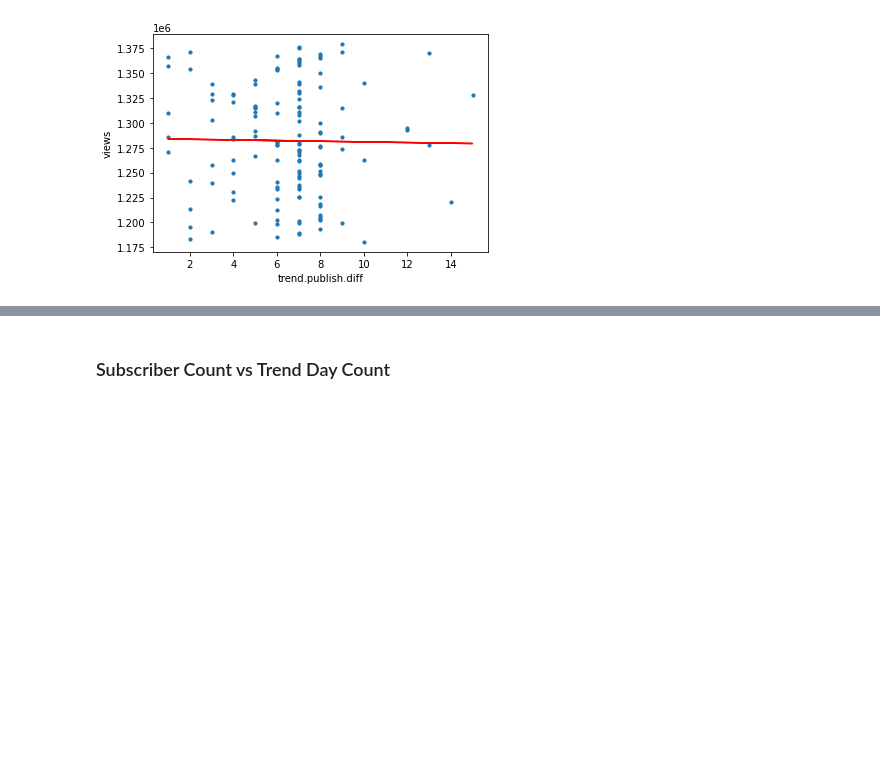
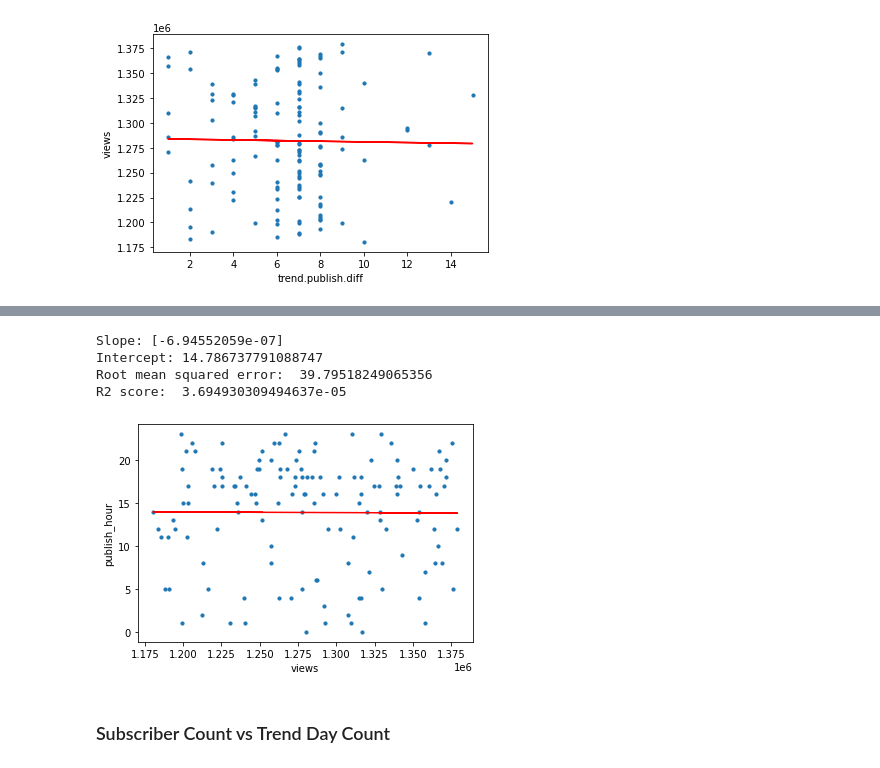
Before and after one commit to COGS118A/Group035-Sp22, a Jupyter notebook: FinalProject_DataExploration.ipynb, the cells around one changed output, grey strips where cells are left out. Saved outputs shown, nothing was run; the diff lists cells and outputs as text; code cells hidden in the pictures; blank space fills up the shorter version.

```diff
--- a/FinalProject_DataExploration.ipynb
+++ b/FinalProject_DataExploration.ipynb
@@ -134,3 +142,12 @@ R2 score:  0.0002239918401067964
+# %%
+df_mviews = df.loc[(df['views'] >= 1180000) & (df['views'] <= 1380000)]
+linear_regression(df_mviews,'views','publish_hour')
+# %% [output]
+Slope: [-6.94552059e-07]
+Intercept: 14.786737791088747
+Root mean squared error:  39.79518249065356
+R2 score:  3.694930309494637e-05
+[figure, added]
 # %% [markdown]
 ### Subscriber Count vs Trend Day Count
 # %%
```
Also changed, not shown: parts of 8 cells of this notebook.
